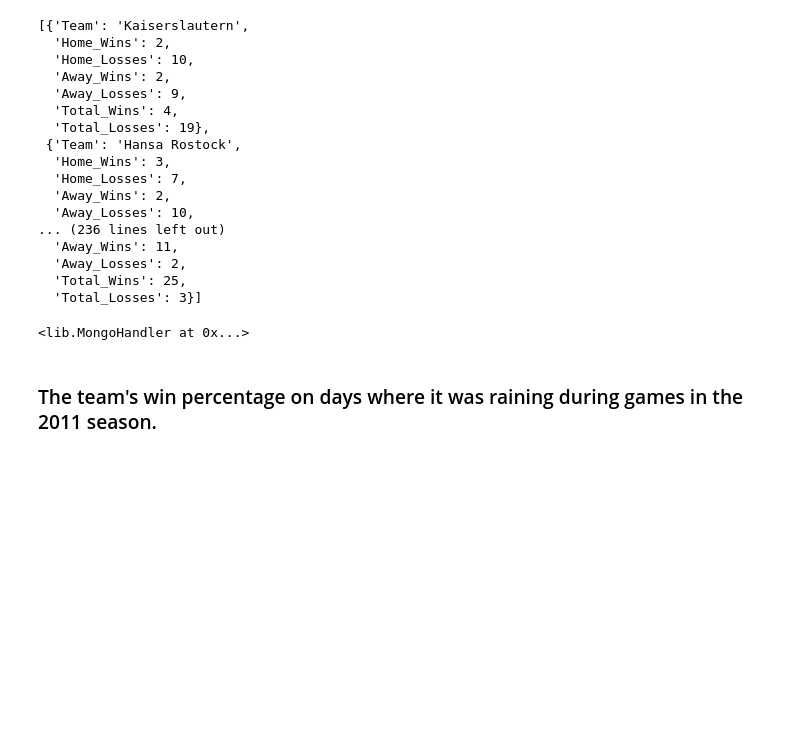
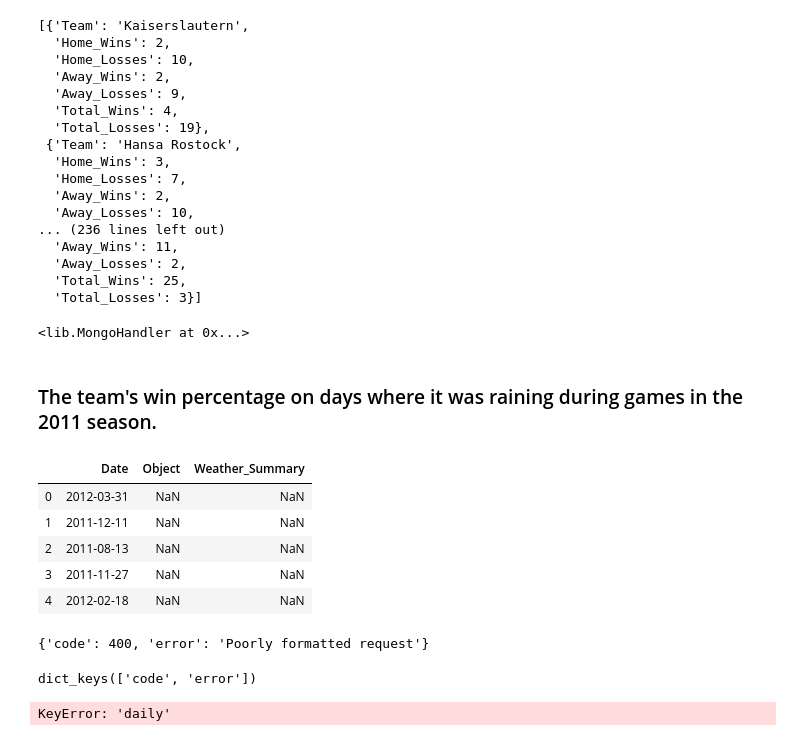
Before and after one commit to valmadrid/london-ds-100719-M2-project-template, a Jupyter notebook: valmadrid.ipynb, the cells around one changed output. Saved outputs shown, nothing was run; the diff lists cells and outputs as text; code cells hidden in the pictures; blank space fills up the shorter version.

```diff
--- a/valmadrid.ipynb
+++ b/valmadrid.ipynb
@@ -496,3 +511,37 @@ MongoHandler(stats_list, "winslosses")
 <lib.MongoHandler at 0x...>
 # %% [markdown]
 ### The team's win percentage on days where it was raining during games in the 2011 season.
+# %%
+#prepare a table to get a weather
+
+df_days = pd.DataFrame(df_2011["Date"].drop_duplicates(keep="first"))
+df_days["Object"] = pd.Series([])
+df_days["Weather_Summary"] = pd.Series([])
+
+df_days.head()
+# %% [output]
+|  | Date | Object | Weather_Summary |
+| 0 | 2012-03-31 | NaN | NaN |
+| 1 | 2011-12-11 | NaN | NaN |
+| 2 | 2011-08-13 | NaN | NaN |
+| 3 | 2011-11-27 | NaN | NaN |
+| 4 | 2012-02-18 | NaN | NaN |
+# %%
+#test darksky api for one date
+#check format for weather https://darksky.net/dev/docs  ---> time machine request
+#https://api.darksky.net/forecast/[key]/[latitude],[longitude],[time]
+#add key before running
+
+r = requests.get("https://api.darksky.net/forecast/[KEY HERE]/52.52,13.405,2019-10-21T12:00:00?exclude=currently,hourly,flags")
+response = r.json()
+response
+# %% [output]
+{'code': 400, 'error': 'Poorly formatted request'}
+# %%
+response.keys()
+# %% [output]
+dict_keys(['code', 'error'])
+# %%
+response["daily"].keys()
+# %% [output]
+KeyError: 'daily'
```
Also changed, not shown: parts of 20 cells of this notebook.
